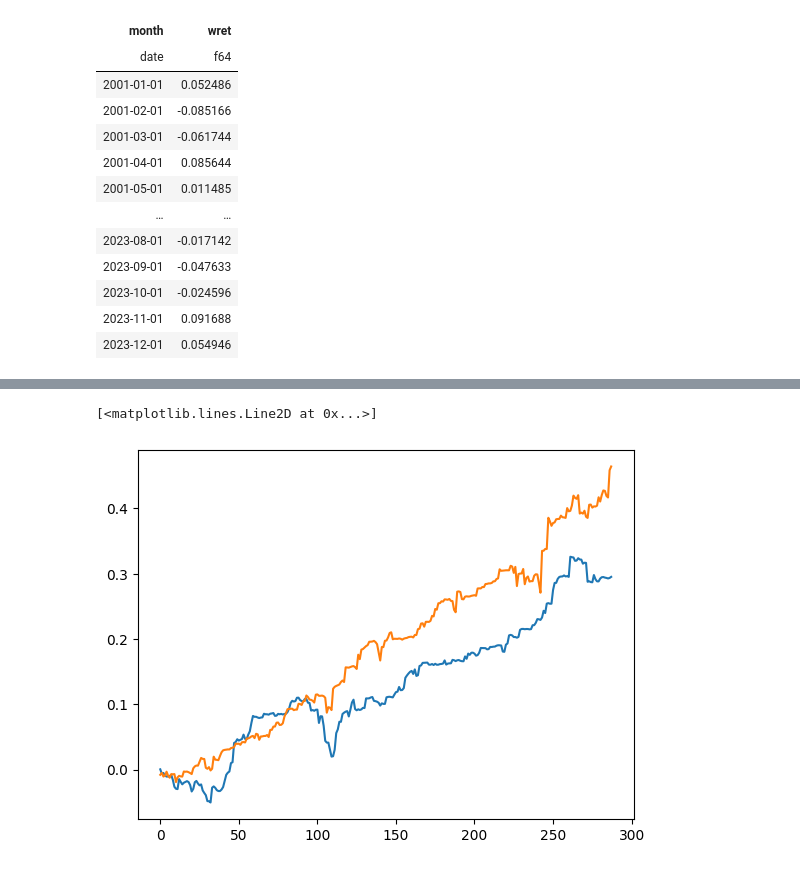
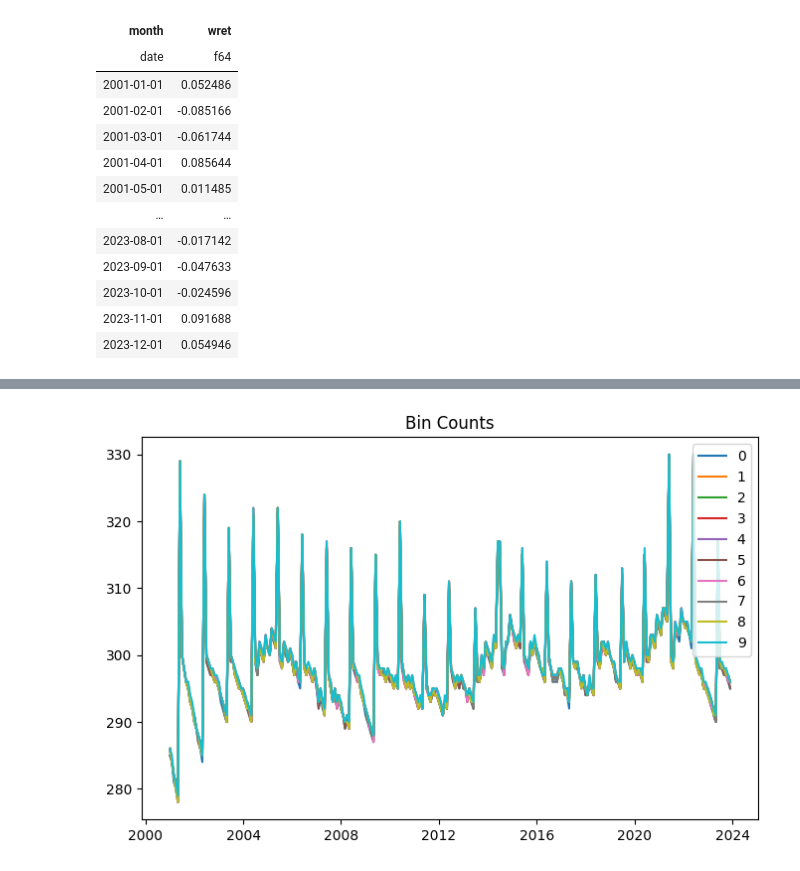
Before and after one commit to rvance1/factor-momentum, a Jupyter notebook: notebooks/backtest-plots.ipynb, the cells around one changed output, grey strips where cells are left out. Saved outputs shown, nothing was run; the diff lists cells and outputs as text; code cells hidden in the pictures.

```diff
--- a/notebooks/backtest-plots.ipynb
+++ b/notebooks/backtest-plots.ipynb
@@ -104,7 +107,0 @@ plt.show()
-# %%
-plt.plot((ports['0']).cum_sum())
-
-plt.plot(ports['9'].cum_sum())
-# %% [output]
-[<matplotlib.lines.Line2D at 0x...>]
-[figure, removed]
@@ -121,0 +108,16 @@ weights = sfb.backtest_parallel(monthly_signal, )
+# %%
+counts = (binned.pivot(
+    on='bin', index='month', values='count'
+)
+)
+# %%
+plt.figure(figsize=(8, 5))
+plt.title("Bin Counts")
+
+for i in range(10):
+    plt.plot(dates, counts[f'p{i}'], label = f'{i}')
+
+plt.legend()
+plt.show()
+# %% [output]
+[figure, added]
```
Also changed, not shown: parts of 5 cells of this notebook, 4 other files.
